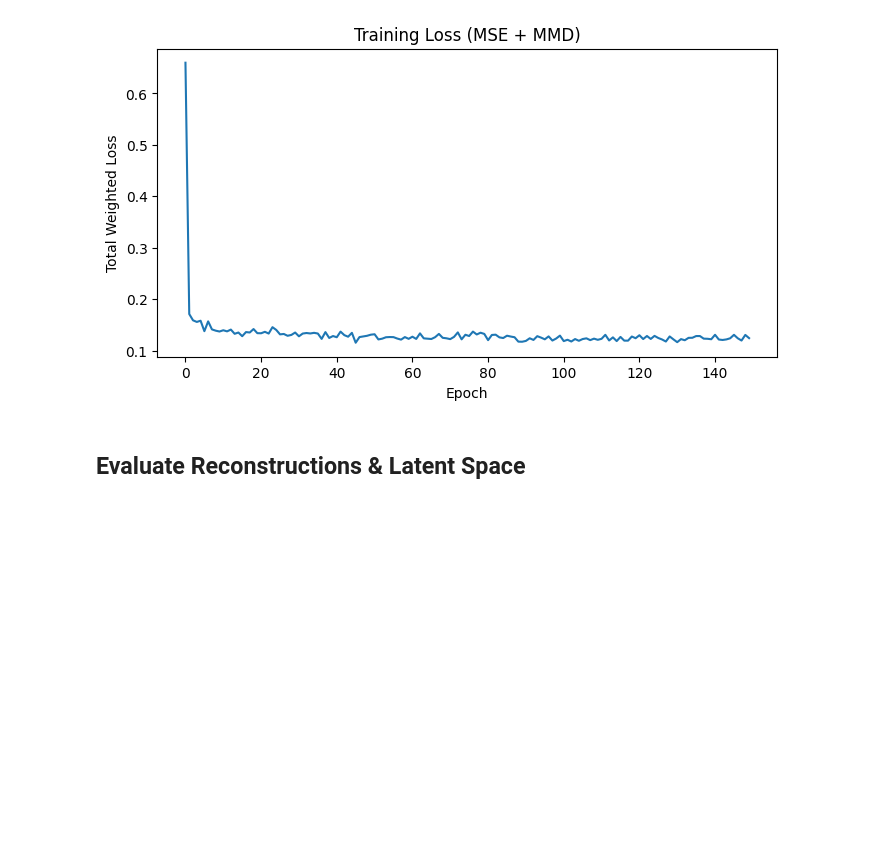
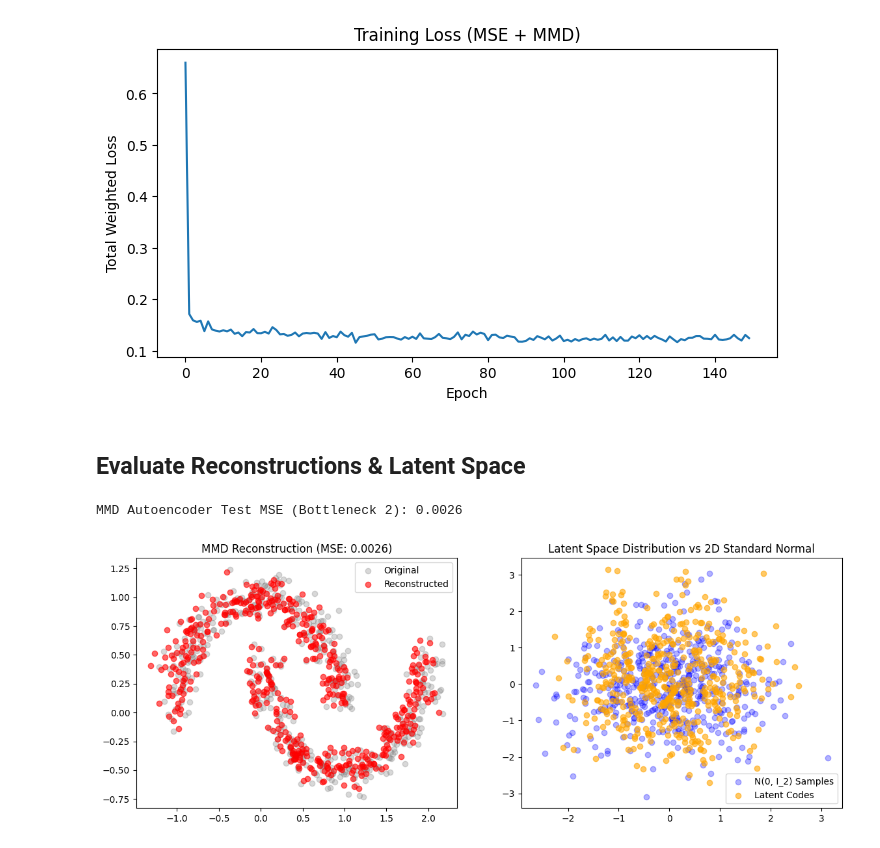
Before and after one commit to binyamolango/GNN, a Jupyter notebook: autoencoders.ipynb, the cells around one changed output. Drawn from its saved outputs; the diff is of its cells as text; code cells hidden in the pictures; blank space fills up the shorter version.

Commit message:
Evaluate the reconstructions

```diff
--- a/autoencoders.ipynb
+++ b/autoencoders.ipynb
@@ -425,3 +425,31 @@ Training MMD Autoencoder for 150 epochs (MMD weight: 0.5)...
 [figure]
 # %% [markdown]
 ## Evaluate Reconstructions & Latent Space
+# %%
+# Reconstruct Test Points
+with torch.no_grad():
+    recon_mmd = mmd_model(torch.FloatTensor(X_test_01)).numpy()
+    test_mse = nn.MSELoss()(torch.FloatTensor(recon_mmd), torch.FloatTensor(X_test_01)).item()
+    latent_codes_mmd = mmd_model.encode(torch.FloatTensor(X_test_01)).numpy()
+
+print(f"MMD Autoencoder Test MSE (Bottleneck 2): {test_mse:.4f}")
+
+fig, (ax1, ax2) = plt.subplots(1, 2, figsize=(14, 5))
+
+# Reconstructions
+ax1.scatter(X_test_01[:, 0], X_test_01[:, 1], alpha=0.3, color="gray", label="Original")
+ax1.scatter(recon_mmd[:, 0], recon_mmd[:, 1], alpha=0.6, color="red", label="Reconstructed")
+ax1.set_title(f"MMD Reconstruction (MSE: {test_mse:.4f})")
+ax1.legend()
+
+# Latent Distribution vs Standard Normal
+z_true_sample = np.random.randn(500, 2)
+ax2.scatter(z_true_sample[:, 0], z_true_sample[:, 1], alpha=0.3, color="blue", label="N(0, I_2) Samples")
+ax2.scatter(latent_codes_mmd[:, 0], latent_codes_mmd[:, 1], alpha=0.6, color="orange", label="Latent Codes")
+ax2.set_title("Latent Space Distribution vs 2D Standard Normal")
+ax2.legend()
+
+plt.show()
+# %% [output]
+MMD Autoencoder Test MSE (Bottleneck 2): 0.0026
+[figure, added]
```
